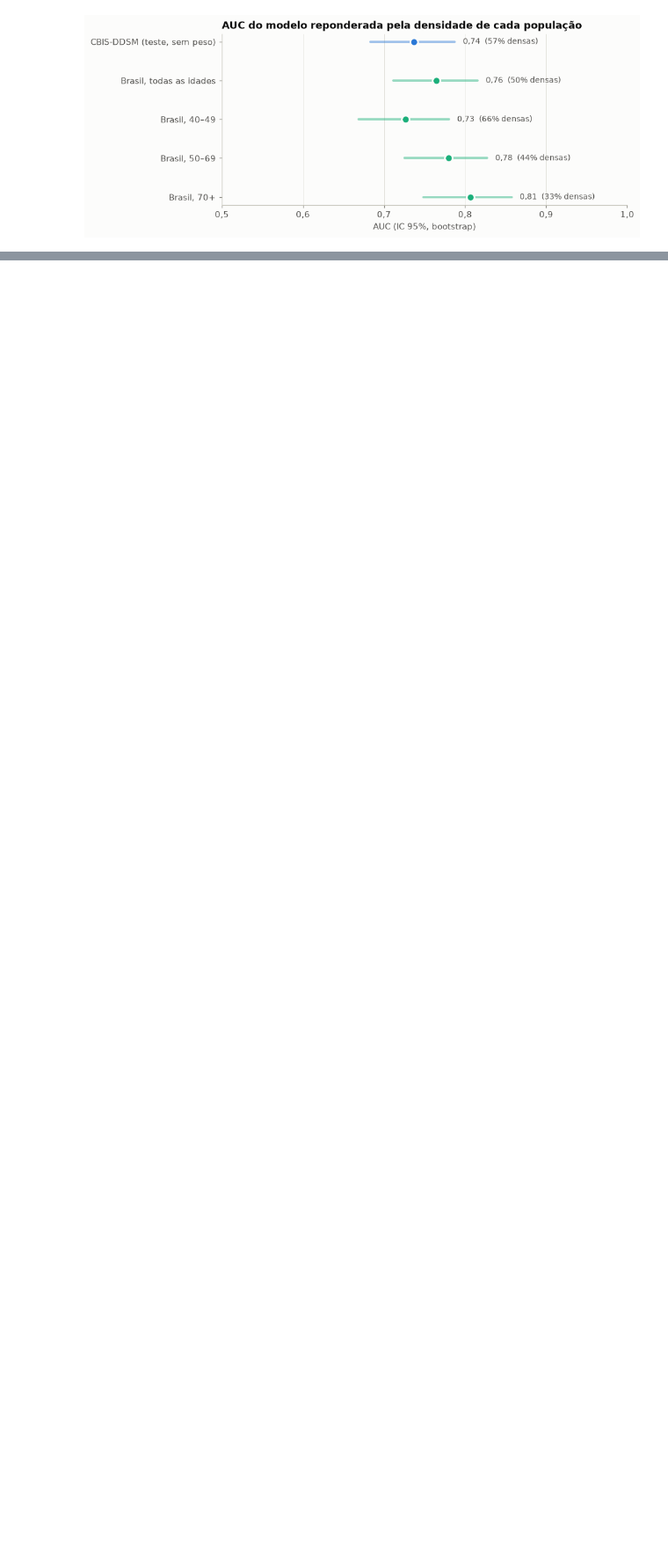
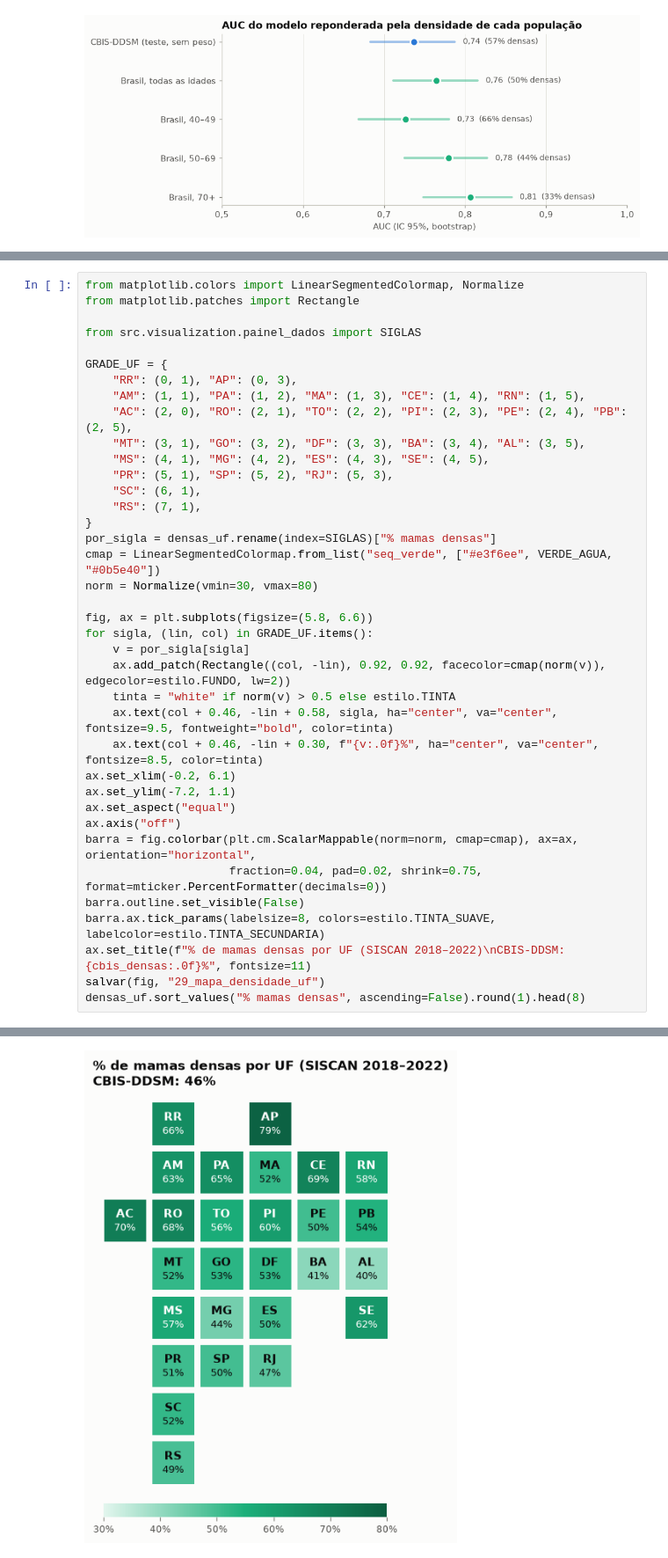
Before and after one commit to mairaallacerda/representatividade-mamografias-br, a Jupyter notebook: notebooks/04_comparacao_birads_densidade.ipynb, the cells around one changed output, grey strips where cells are left out. Shown at 88% size. Drawn from its saved outputs; the diff is of its cells as text; blank space fills up the shorter version.

```diff
--- a/notebooks/04_comparacao_birads_densidade.ipynb
+++ b/notebooks/04_comparacao_birads_densidade.ipynb
@@ -351,0 +600,39 @@ salvar(fig, "19_auc_reponderada")
+# %%
+from matplotlib.colors import LinearSegmentedColormap, Normalize
+from matplotlib.patches import Rectangle
+
+from src.visualization.painel_dados import SIGLAS
+
+GRADE_UF = {
+    "RR": (0, 1), "AP": (0, 3),
+    "AM": (1, 1), "PA": (1, 2), "MA": (1, 3), "CE": (1, 4), "RN": (1, 5),
+    "AC": (2, 0), "RO": (2, 1), "TO": (2, 2), "PI": (2, 3), "PE": (2, 4), "PB": (2, 5),
+    "MT": (3, 1), "GO": (3, 2), "DF": (3, 3), "BA": (3, 4), "AL": (3, 5),
+    "MS": (4, 1), "MG": (4, 2), "ES": (4, 3), "SE": (4, 5),
+    "PR": (5, 1), "SP": (5, 2), "RJ": (5, 3),
+    "SC": (6, 1),
+    "RS": (7, 1),
+}
+por_sigla = densas_uf.rename(index=SIGLAS)["% mamas densas"]
+cmap = LinearSegmentedColormap.from_list("seq_verde", ["#e3f6ee", VERDE_AGUA, "#0b5e40"])
+norm = Normalize(vmin=30, vmax=80)
+
+fig, ax = plt.subplots(figsize=(5.8, 6.6))
+for sigla, (lin, col) in GRADE_UF.items():
+    v = por_sigla[sigla]
+    ax.add_patch(Rectangle((col, -lin), 0.92, 0.92, facecolor=cmap(norm(v)), edgecolor=estilo.FUNDO, lw=2))
+    tinta = "white" if norm(v) > 0.5 else estilo.TINTA
+    ax.text(col + 0.46, -lin + 0.58, sigla, ha="center", va="center", fontsize=9.5, fontweight="bold", color=tinta)
+    ax.text(col + 0.46, -lin + 0.30, f"{v:.0f}%", ha="center", va="center", fontsize=8.5, color=tinta)
+ax.set_xlim(-0.2, 6.1)
+ax.set_ylim(-7.2, 1.1)
+ax.set_aspect("equal")
+ax.axis("off")
+barra = fig.colorbar(plt.cm.ScalarMappable(norm=norm, cmap=cmap), ax=ax, orientation="horizontal",
+                     fraction=0.04, pad=0.02, shrink=0.75, format=mticker.PercentFormatter(decimals=0))
+barra.outline.set_visible(False)
+barra.ax.tick_params(labelsize=8, colors=estilo.TINTA_SUAVE, labelcolor=estilo.TINTA_SECUNDARIA)
+ax.set_title(f"% de mamas densas por UF (SISCAN 2018–2022)\nCBIS-DDSM: {cbis_densas:.0f}%", fontsize=11)
+salvar(fig, "29_mapa_densidade_uf")
+densas_uf.sort_values("% mamas densas", ascending=False).round(1).head(8)
+# %% [output]
@@ -351,0 +649 @@ salvar(fig, "19_auc_reponderada")
+[figure, added]
```
Also changed, not shown: parts of 12 cells of this notebook, 7 other files.
